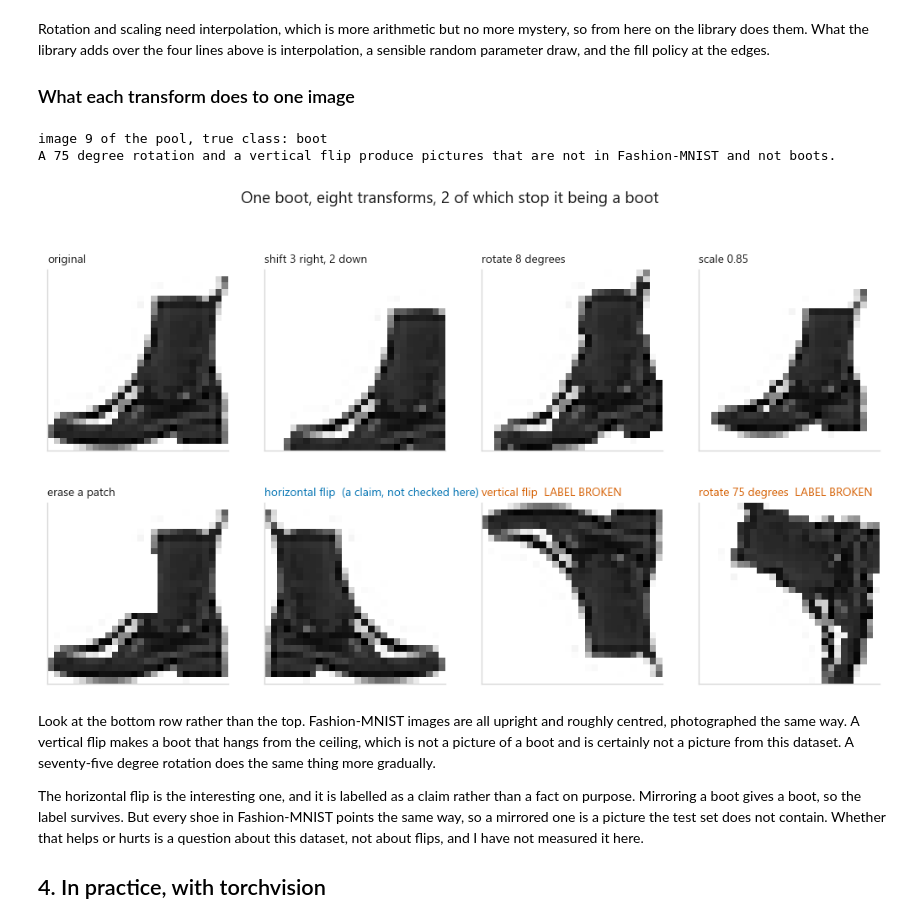
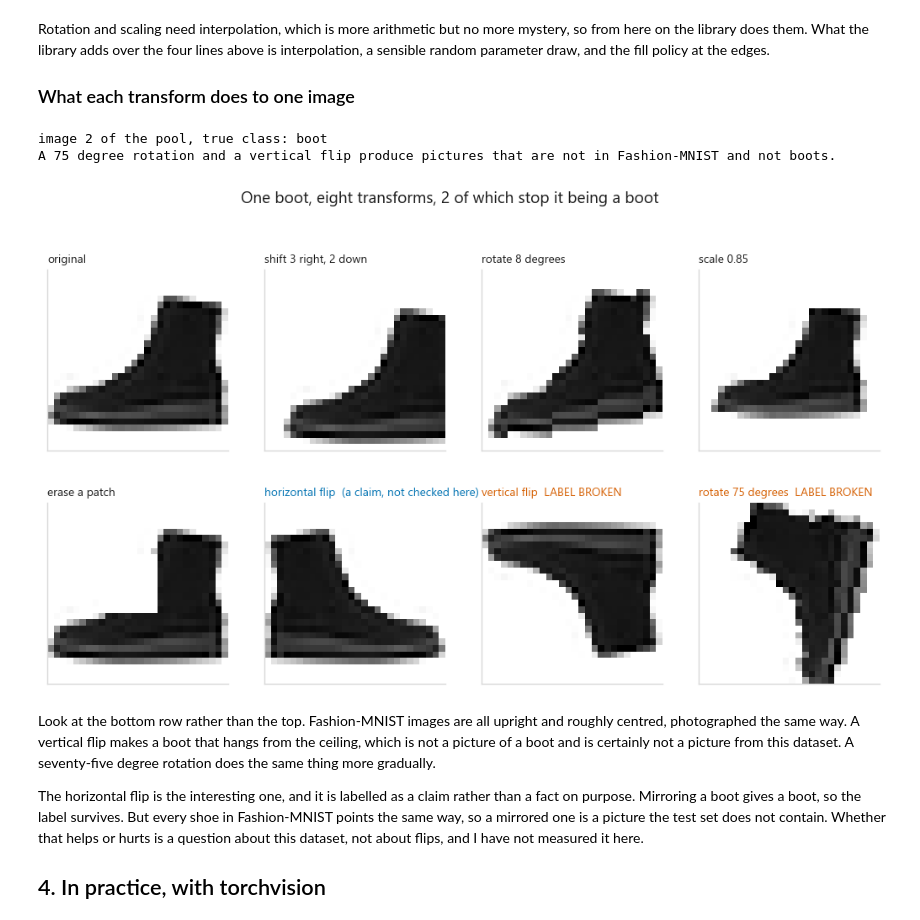
Before and after one commit to ELounissi/open-ml-notebooks, a Jupyter notebook: 08-computer-vision/04-data-augmentation/notebook.ipynb, the cells around one changed output. Cells and saved outputs as stored; diff of their text form; code cells hidden in the pictures.

```diff
--- a/08-computer-vision/04-data-augmentation/notebook.ipynb
+++ b/08-computer-vision/04-data-augmentation/notebook.ipynb
@@ -218,36 +218,38 @@ GALLERY = [
     ("rotate 8 degrees", lambda t: TF.rotate(t, 8.0), "kept"),
     ("scale 0.85", lambda t: TF.affine(t, angle=0.0, translate=[0, 0], scale=0.85,
                                        shear=[0.0, 0.0]), "kept"),
     ("erase a patch", lambda t: v2.functional.erase(t, 8, 8, 9, 9, torch.zeros(1, 1, 1)), "kept"),
     ("horizontal flip", lambda t: TF.hflip(t), "claimed"),
     ("vertical flip", lambda t: TF.vflip(t), "broken"),
     ("rotate 75 degrees", lambda t: TF.rotate(t, 75.0), "broken"),
 ]
 
-index = 9        # a boot: it has a clear top, bottom, left and right
+# the first boot in the pool, chosen because a boot has a clear top, bottom,
+# left and right, so every transform below is visible on it
+index = int((y_pool == 9).nonzero()[0].item())
 sample, sample_label = x_pool[index], int(y_pool[index])
 
 fig, axes = plt.subplots(2, 4, figsize=(11.6, 6.0))
 for ax, (name, transform, verdict) in zip(axes.ravel(), GALLERY):
     ax.imshow(transform(sample).squeeze(), cmap="gray_r", vmin=0, vmax=1)
     ax.set_xticks([]); ax.set_yticks([]); ax.grid(False)
     colour = {"kept": style.INK, "claimed": style.PALETTE[0], "broken": style.HIGHLIGHT}[verdict]
     mark = {"kept": "", "claimed": "  (a claim, not checked here)", "broken": "  LABEL BROKEN"}[verdict]
     ax.set_title(f"{name}{mark}", fontsize=9, color=colour, loc="left")
 
 n_broken = sum(1 for _, _, v in GALLERY if v == "broken")
 fig.suptitle(f"One {CLASSES[sample_label]}, eight transforms, "
              f"{n_broken} of which stop it being a {CLASSES[sample_label]}",
              x=0.5, y=1.01, fontsize=12.5, color=style.INK)
 style.save(fig, FIG / "fig-01-transform-gallery.png")
 
 print(f"image {index} of the pool, true class: {CLASSES[sample_label]}")
 print("A 75 degree rotation and a vertical flip produce pictures that are not in "
       "Fashion-MNIST and not boots.")
 # %% [output]
-image 9 of the pool, true class: boot
+image 2 of the pool, true class: boot
 A 75 degree rotation and a vertical flip produce pictures that are not in Fashion-MNIST and not boots.
-[figure, old version]
+[figure, new version]
 # %% [markdown]
 Look at the bottom row rather than the top. Fashion-MNIST images are all upright
 and roughly centred, photographed the same way. A vertical flip makes a boot that
```
Also changed, not shown: parts of 13 cells of this notebook, 4 other files.
